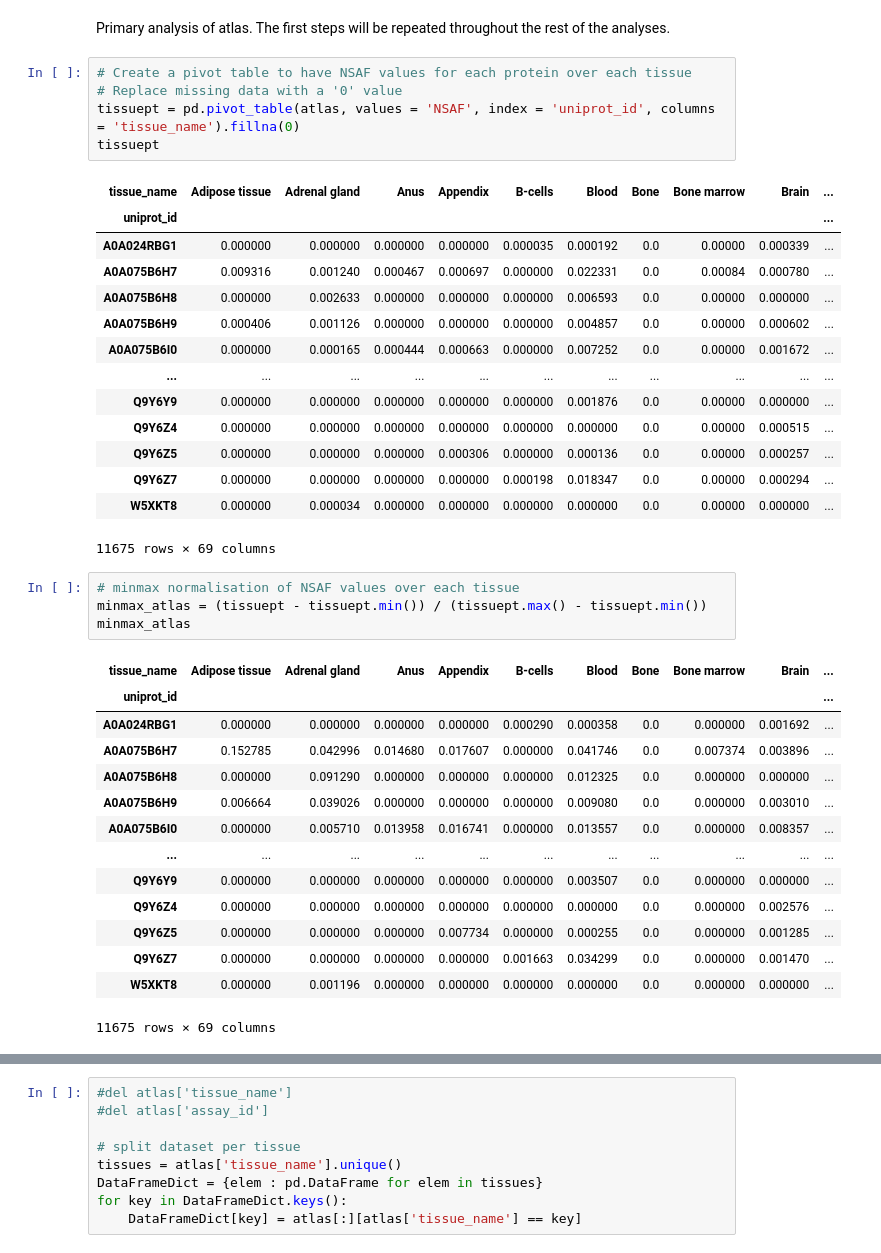
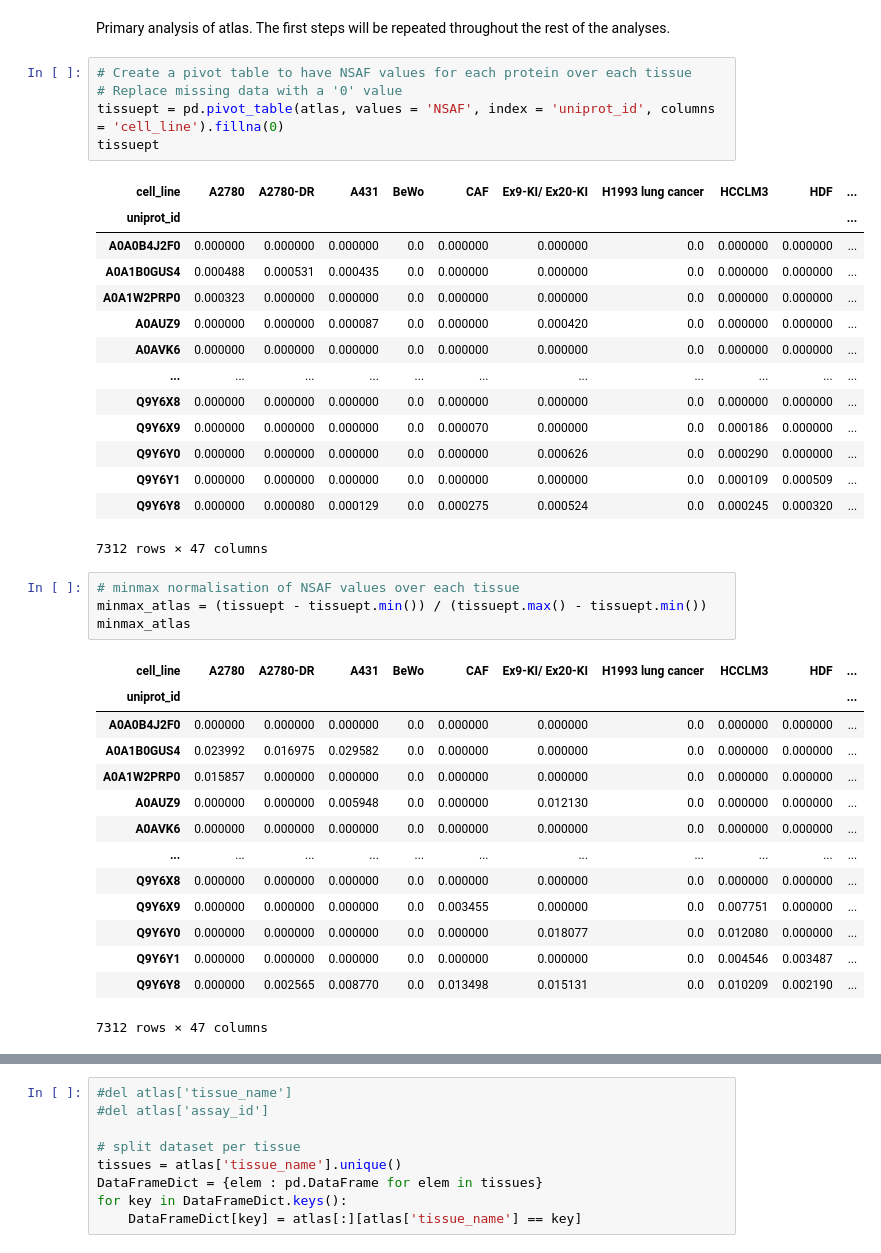
Before and after one commit to SamvPy/Master_thesis_AJ_22_23, a Jupyter notebook: Sam/Atlas_creation/Atlas_Creation_2a_atlas_heatmap.ipynb, the cells around one changed output, grey strips where cells are left out. Drawn from its saved outputs; the diff is of its cells as text.

```diff
--- a/Sam/Atlas_creation/Atlas_Creation_2a_atlas_heatmap.ipynb
+++ b/Sam/Atlas_creation/Atlas_Creation_2a_atlas_heatmap.ipynb
@@ -87,42 +97,42 @@ atlas.head()
 # %%
 # Create a pivot table to have NSAF values for each protein over each tissue
 # Replace missing data with a '0' value
-tissuept = pd.pivot_table(atlas, values = 'NSAF', index = 'uniprot_id', columns = 'tissue_name').fillna(0)
+tissuept = pd.pivot_table(atlas, values = 'NSAF', index = 'uniprot_id', columns = 'cell_line').fillna(0)
 tissuept
 # %% [output]
-| tissue_name | Adipose tissue | Adrenal gland | Anus | Appendix | B-cells | Blood | Bone | Bone marrow | Brain | ... |
+| cell_line | A2780 | A2780-DR | A431 | BeWo | CAF | Ex9-KI/ Ex20-KI | H1993 lung cancer | HCCLM3 | HDF | ... |
 | uniprot_id |  |  |  |  |  |  |  |  |  | ... |
-| A0A024RBG1 | 0.000000 | 0.000000 | 0.000000 | 0.000000 | 0.000035 | 0.000192 | 0.0 | 0.00000 | 0.000339 | ... |
-| A0A075B6H7 | 0.009316 | 0.001240 | 0.000467 | 0.000697 | 0.000000 | 0.022331 | 0.0 | 0.00084 | 0.000780 | ... |
-| A0A075B6H8 | 0.000000 | 0.002633 | 0.000000 | 0.000000 | 0.000000 | 0.006593 | 0.0 | 0.00000 | 0.000000 | ... |
-| A0A075B6H9 | 0.000406 | 0.001126 | 0.000000 | 0.000000 | 0.000000 | 0.004857 | 0.0 | 0.00000 | 0.000602 | ... |
-| A0A075B6I0 | 0.000000 | 0.000165 | 0.000444 | 0.000663 | 0.000000 | 0.007252 | 0.0 | 0.00000 | 0.001672 | ... |
+| A0A0B4J2F0 | 0.000000 | 0.000000 | 0.000000 | 0.0 | 0.000000 | 0.000000 | 0.0 | 0.000000 | 0.000000 | ... |
+| A0A1B0GUS4 | 0.000488 | 0.000531 | 0.000435 | 0.0 | 0.000000 | 0.000000 | 0.0 | 0.000000 | 0.000000 | ... |
+| A0A1W2PRP0 | 0.000323 | 0.000000 | 0.000000 | 0.0 | 0.000000 | 0.000000 | 0.0 | 0.000000 | 0.000000 | ... |
+| A0AUZ9 | 0.000000 | 0.000000 | 0.000087 | 0.0 | 0.000000 | 0.000420 | 0.0 | 0.000000 | 0.000000 | ... |
+| A0AVK6 | 0.000000 | 0.000000 | 0.000000 | 0.0 | 0.000000 | 0.000000 | 0.0 | 0.000000 | 0.000000 | ... |
 | ... | ... | ... | ... | ... | ... | ... | ... | ... | ... | ... |
-| Q9Y6Y9 | 0.000000 | 0.000000 | 0.000000 | 0.000000 | 0.000000 | 0.001876 | 0.0 | 0.00000 | 0.000000 | ... |
-| Q9Y6Z4 | 0.000000 | 0.000000 | 0.000000 | 0.000000 | 0.000000 | 0.000000 | 0.0 | 0.00000 | 0.000515 | ... |
-| Q9Y6Z5 | 0.000000 | 0.000000 | 0.000000 | 0.000306 | 0.000000 | 0.000136 | 0.0 | 0.00000 | 0.000257 | ... |
-| Q9Y6Z7 | 0.000000 | 0.000000 | 0.000000 | 0.000000 | 0.000198 | 0.018347 | 0.0 | 0.00000 | 0.000294 | ... |
-| W5XKT8 | 0.000000 | 0.000034 | 0.000000 | 0.000000 | 0.000000 | 0.000000 | 0.0 | 0.00000 | 0.000000 | ... |
+| Q9Y6X8 | 0.000000 | 0.000000 | 0.000000 | 0.0 | 0.000000 | 0.000000 | 0.0 | 0.000000 | 0.000000 | ... |
+| Q9Y6X9 | 0.000000 | 0.000000 | 0.000000 | 0.0 | 0.000070 | 0.000000 | 0.0 | 0.000186 | 0.000000 | ... |
+| Q9Y6Y0 | 0.000000 | 0.000000 | 0.000000 | 0.0 | 0.000000 | 0.000626 | 0.0 | 0.000290 | 0.000000 | ... |
+| Q9Y6Y1 | 0.000000 | 0.000000 | 0.000000 | 0.0 | 0.000000 | 0.000000 | 0.0 | 0.000109 | 0.000509 | ... |
+| Q9Y6Y8 | 0.000000 | 0.000080 | 0.000129 | 0.0 | 0.000275 | 0.000524 | 0.0 | 0.000245 | 0.000320 | ... |
-11675 rows × 69 columns
+7312 rows × 47 columns
 # %%
 # minmax normalisation of NSAF values over each tissue
 minmax_atlas = (tissuept - tissuept.min()) / (tissuept.max() - tissuept.min())
 minmax_atlas
 # %% [output]
-| tissue_name | Adipose tissue | Adrenal gland | Anus | Appendix | B-cells | Blood | Bone | Bone marrow | Brain | ... |
+| cell_line | A2780 | A2780-DR | A431 | BeWo | CAF | Ex9-KI/ Ex20-KI | H1993 lung cancer | HCCLM3 | HDF | ... |
 | uniprot_id |  |  |  |  |  |  |  |  |  | ... |
-| A0A024RBG1 | 0.000000 | 0.000000 | 0.000000 | 0.000000 | 0.000290 | 0.000358 | 0.0 | 0.000000 | 0.001692 | ... |
-| A0A075B6H7 | 0.152785 | 0.042996 | 0.014680 | 0.017607 | 0.000000 | 0.041746 | 0.0 | 0.007374 | 0.003896 | ... |
-| A0A075B6H8 | 0.000000 | 0.091290 | 0.000000 | 0.000000 | 0.000000 | 0.012325 | 0.0 | 0.000000 | 0.000000 | ... |
-| A0A075B6H9 | 0.006664 | 0.039026 | 0.000000 | 0.000000 | 0.000000 | 0.009080 | 0.0 | 0.000000 | 0.003010 | ... |
-| A0A075B6I0 | 0.000000 | 0.005710 | 0.013958 | 0.016741 | 0.000000 | 0.013557 | 0.0 | 0.000000 | 0.008357 | ... |
+| A0A0B4J2F0 | 0.000000 | 0.000000 | 0.000000 | 0.0 | 0.000000 | 0.000000 | 0.0 | 0.000000 | 0.000000 | ... |
+| A0A1B0GUS4 | 0.023992 | 0.016975 | 0.029582 | 0.0 | 0.000000 | 0.000000 | 0.0 | 0.000000 | 0.000000 | ... |
+| A0A1W2PRP0 | 0.015857 | 0.000000 | 0.000000 | 0.0 | 0.000000 | 0.000000 | 0.0 | 0.000000 | 0.000000 | ... |
+| A0AUZ9 | 0.000000 | 0.000000 | 0.005948 | 0.0 | 0.000000 | 0.012130 | 0.0 | 0.000000 | 0.000000 | ... |
+| A0AVK6 | 0.000000 | 0.000000 | 0.000000 | 0.0 | 0.000000 | 0.000000 | 0.0 | 0.000000 | 0.000000 | ... |
 | ... | ... | ... | ... | ... | ... | ... | ... | ... | ... | ... |
-| Q9Y6Y9 | 0.000000 | 0.000000 | 0.000000 | 0.000000 | 0.000000 | 0.003507 | 0.0 | 0.000000 | 0.000000 | ... |
-| Q9Y6Z4 | 0.000000 | 0.000000 | 0.000000 | 0.000000 | 0.000000 | 0.000000 | 0.0 | 0.000000 | 0.002576 | ... |
-| Q9Y6Z5 | 0.000000 | 0.000000 | 0.000000 | 0.007734 | 0.000000 | 0.000255 | 0.0 | 0.000000 | 0.001285 | ... |
-| Q9Y6Z7 | 0.000000 | 0.000000 | 0.000000 | 0.000000 | 0.001663 | 0.034299 | 0.0 | 0.000000 | 0.001470 | ... |
-| W5XKT8 | 0.000000 | 0.001196 | 0.000000 | 0.000000 | 0.000000 | 0.000000 | 0.0 | 0.000000 | 0.000000 | ... |
+| Q9Y6X8 | 0.000000 | 0.000000 | 0.000000 | 0.0 | 0.000000 | 0.000000 | 0.0 | 0.000000 | 0.000000 | ... |
+| Q9Y6X9 | 0.000000 | 0.000000 | 0.000000 | 0.0 | 0.003455 | 0.000000 | 0.0 | 0.007751 | 0.000000 | ... |
+| Q9Y6Y0 | 0.000000 | 0.000000 | 0.000000 | 0.0 | 0.000000 | 0.018077 | 0.0 | 0.012080 | 0.000000 | ... |
+| Q9Y6Y1 | 0.000000 | 0.000000 | 0.000000 | 0.0 | 0.000000 | 0.000000 | 0.0 | 0.004546 | 0.003487 | ... |
+| Q9Y6Y8 | 0.000000 | 0.002565 | 0.008770 | 0.0 | 0.013498 | 0.015131 | 0.0 | 0.010209 | 0.002190 | ... |
-11675 rows × 69 columns
+7312 rows × 47 columns
 # %%
 cols = minmax_atlas.columns
 minmax_atlas[cols] = minmax_atlas[cols].apply(pd.to_numeric, errors='coerce')
```
Also changed, not shown: parts of 12 cells of this notebook, 22 other files.
